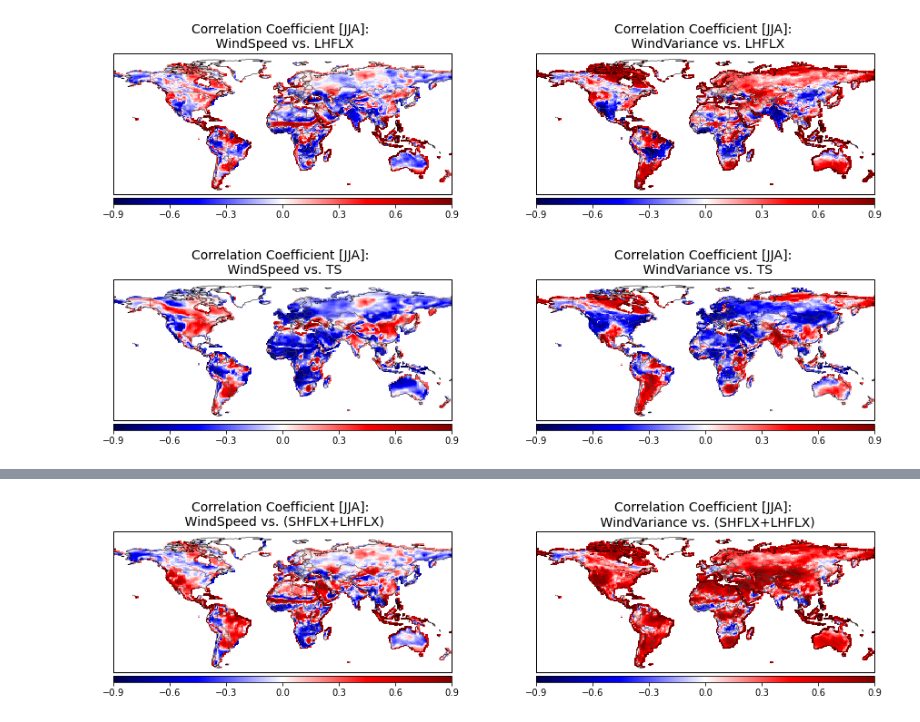
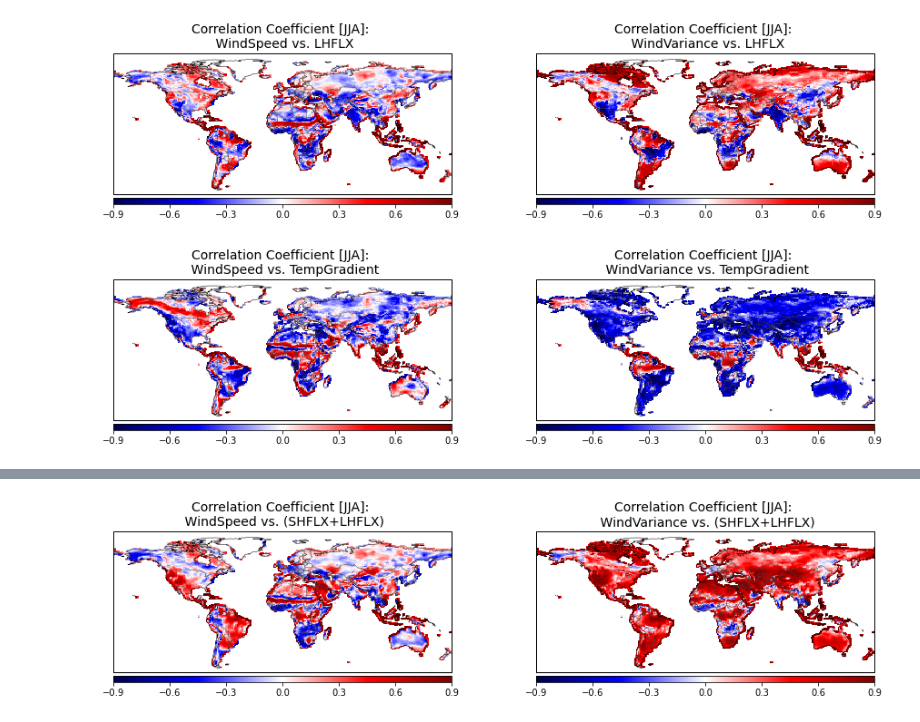
Before and after one commit to megandevlan/CLUBB_statistics, a Jupyter notebook: RegressionSlopes_Take2.ipynb, the cells around one changed output, grey strips where cells are left out. Drawn from its saved outputs; the diff is of its cells as text; code cells hidden in the pictures.

```diff
--- a/RegressionSlopes_Take2.ipynb
+++ b/RegressionSlopes_Take2.ipynb
@@ -363,13 +370,12 @@ slope_spdSH     = np.full([len(lat), len(lon)], np.nan)
 rValue_spdSH    = np.full([len(lat), len(lon)], np.nan)
 slope_spdLH     = np.full([len(lat), len(lon)], np.nan)
 rValue_spdLH    = np.full([len(lat), len(lon)], np.nan)
-slope_spdTS     = np.full([len(lat), len(lon)], np.nan)
-rValue_spdTS    = np.full([len(lat), len(lon)], np.nan)
+slope_spdDelT     = np.full([len(lat), len(lon)], np.nan)
+rValue_spdDelT    = np.full([len(lat), len(lon)], np.nan)
 slope_spdTotal  = np.full([len(lat), len(lon)], np.nan)
 rValue_spdTotal = np.full([len(lat), len(lon)], np.nan)
 slope_spdBowen  = np.full([len(lat), len(lon)], np.nan)
 rValue_spdBowen = np.full([len(lat), len(lon)], np.nan)
-
 
 for ilat in range(len(lat)):
     for ilon in range(len(lon)):
@@ -381,8 +387,8 @@ for ilat in range(len(lat)):
         slope_spdLH[ilat,ilon], intrcpt, rValue_spdLH[ilat,ilon], pVal, std_err = stats.linregress(sfcWindSpd_JJA[:,ilat,ilon],
                                                                                                    np.abs(LHFLX_JJA[:,ilat,ilon]))
 
-        slope_spdTS[ilat,ilon], intrcpt, rValue_spdTS[ilat,ilon], pVal, std_err = stats.linregress(sfcWindSpd_JJA[:,ilat,ilon],
-                                                                                                   TS_JJA[:,ilat,ilon])
+        slope_spdDelT[ilat,ilon], intrcpt, rValue_spdDelT[ilat,ilon], pVal, std_err = stats.linregress(sfcWindSpd_JJA[:,ilat,ilon],
+                                                                                                   delT_JJA[:,ilat,ilon])
 
         slope_spdTotal[ilat,ilon], intrcpt, rValue_spdTotal[ilat,ilon], pVal, std_err = stats.linregress(sfcWindSpd_JJA[:,ilat,ilon],
                                                                                                    totalFlx_JJA[:,ilat,ilon])
@@ -398,8 +404,8 @@ slope_varSH     = np.full([len(lat), len(lon)], np.nan)
 rValue_varSH    = np.full([len(lat), len(lon)], np.nan)
 slope_varLH     = np.full([len(lat), len(lon)], np.nan)
 rValue_varLH    = np.full([len(lat), len(lon)], np.nan)
-slope_varTS     = np.full([len(lat), len(lon)], np.nan)
-rValue_varTS    = np.full([len(lat), len(lon)], np.nan)
+slope_varDelT     = np.full([len(lat), len(lon)], np.nan)
+rValue_varDelT    = np.full([len(lat), len(lon)], np.nan)
 slope_varTotal  = np.full([len(lat), len(lon)], np.nan)
 rValue_varTotal = np.full([len(lat), len(lon)], np.nan)
 slope_varBowen  = np.full([len(lat), len(lon)], np.nan)
@@ -415,8 +421,8 @@ for ilat in range(len(lat)):
         slope_varLH[ilat,ilon], intrcpt, rValue_varLH[ilat,ilon], pVal, std_err = stats.linregress(sfcWindVar_JJA[:,ilat,ilon],
                                                                                                    np.abs(LHFLX_JJA[:,ilat,ilon]))
 
-        slope_varTS[ilat,ilon], intrcpt, rValue_varTS[ilat,ilon], pVal, std_err = stats.linregress(sfcWindVar_JJA[:,ilat,ilon],
-                                                                                                   TS_JJA[:,ilat,ilon])
+        slope_varDelT[ilat,ilon], intrcpt, rValue_varDelT[ilat,ilon], pVal, std_err = stats.linregress(sfcWindVar_JJA[:,ilat,ilon],
+                                                                                                   delT_JJA[:,ilat,ilon])
 
         slope_varTotal[ilat,ilon], intrcpt, rValue_varTotal[ilat,ilon], pVal, std_err = stats.linregress(sfcWindVar_JJA[:,ilat,ilon],
                                                                                                    totalFlx_JJA[:,ilat,ilon])
@@ -529,8 +552,8 @@ cbar.update_ticks()
 # ---- Maps of correlation coefficients ---- #
 
 # Make corrcoef cyclic for plotting
-rValue_spdTS_cyclic, lon_cyclic = cartopy.util.add_cyclic_point(rValue_spdTS, lon)
-rValue_varTS_cyclic, lon_cyclic = cartopy.util.add_cyclic_point(rValue_varTS, lon)
+rValue_spdDelT_cyclic, lon_cyclic = cartopy.util.add_cyclic_point(rValue_spdDelT, lon)
+rValue_varDelT_cyclic, lon_cyclic = cartopy.util.add_cyclic_point(rValue_varDelT, lon)
 
 # Set up figure
 fig, axs = plt.subplots(1,2, figsize=(15, 5),subplot_kw={'projection':ccrs.PlateCarree()})
@@ -543,35 +566,35 @@ axs[0].set_extent([-180, 180, -60, 90], crs=ccrs.PlateCarree())
 axs[1].set_extent([-180, 180, -60, 90], crs=ccrs.PlateCarree())
 # Add coastlines
 axs[0].coastlines(linewidth=0.5,edgecolor='0.25')
 axs[1].coastlines(linewidth=0.5,edgecolor='0.25')
 axs[0].add_feature(cfeature.BORDERS,linewidth=0.5,edgecolor='0.25')
 axs[1].add_feature(cfeature.BORDERS,linewidth=0.5,edgecolor='0.25')
 
 
 # Plot spd vs. LH
-contour_plot = axs[0].pcolormesh(lon_cyclic,lat, rValue_spdTS_cyclic,
+contour_plot = axs[0].pcolormesh(lon_cyclic,lat, rValue_spdDelT_cyclic,
                                  vmax = 0.9, vmin = -0.9, cmap = 'seismic')
-axs[0].set_title('Correlation Coefficient [JJA]: \n WindSpeed vs. TS', fontsize=14)
+axs[0].set_title('Correlation Coefficient [JJA]: \n WindSpeed vs. TempGradient', fontsize=14)
 # Add colorbar
 ax_position = axs[0].get_position()
 cbar_ax     = fig.add_axes([ax_position.x0, ax_position.y0-0.03, ax_position.width, 0.02])
 cbar        = plt.colorbar(contour_plot, orientation='horizontal', cax=cbar_ax)
 # Control number of ticks via 'ticker' in matplotlib
 tick_locator = ticker.MaxNLocator(nbins=7)
 cbar.locator = tick_locator
 cbar.update_ticks()
 
 # Plot var vs. LH
-contour_plot = axs[1].pcolormesh(lon_cyclic,lat, rValue_varTS_cyclic,
+contour_plot = axs[1].pcolormesh(lon_cyclic,lat, rValue_varDelT_cyclic,
                                  vmax = 0.9, vmin = -0.9, cmap = 'seismic')
-axs[1].set_title('Correlation Coefficient [JJA]: \n WindVariance vs. TS', fontsize=14)
+axs[1].set_title('Correlation Coefficient [JJA]: \n WindVariance vs. TempGradient', fontsize=14)
 # Add colorbar
 ax_position = axs[1].get_position()
 cbar_ax     = fig.add_axes([ax_position.x0, ax_position.y0-0.03, ax_position.width, 0.02])
 cbar        = plt.colorbar(contour_plot, orientation='horizontal', cax=cbar_ax)
 # Control number of ticks via 'ticker' in matplotlib
 tick_locator = ticker.MaxNLocator(nbins=7)
 cbar.locator = tick_locator
 cbar.update_ticks()
 # %% [output]
-[figure, old version]
+[figure, new version]
```
Also changed, not shown: parts of 8 cells of this notebook, 2 other files.
